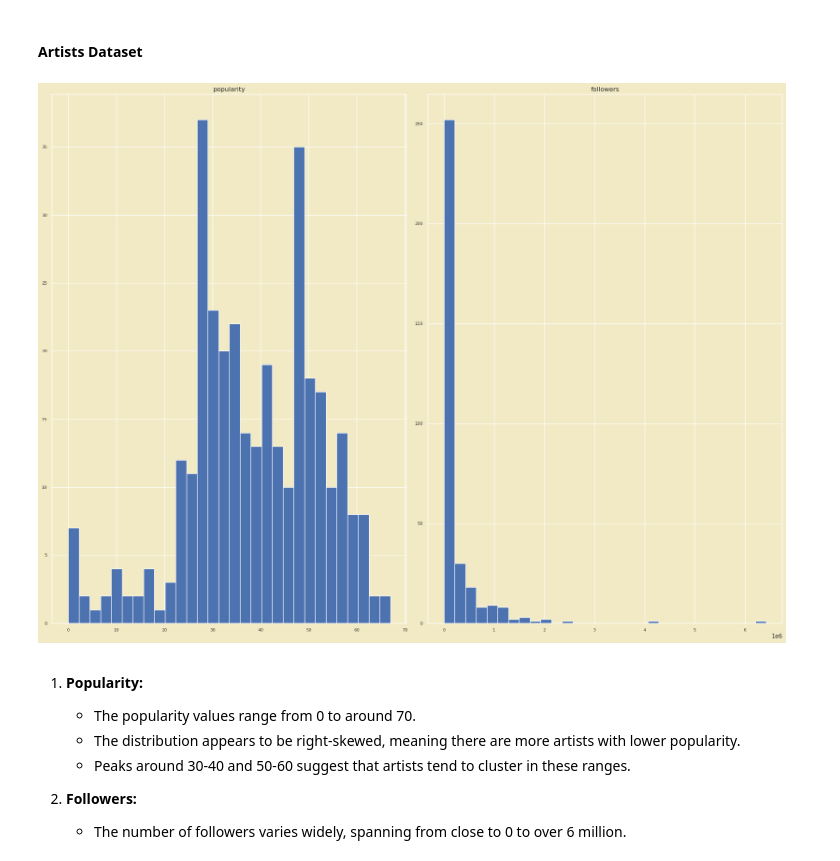
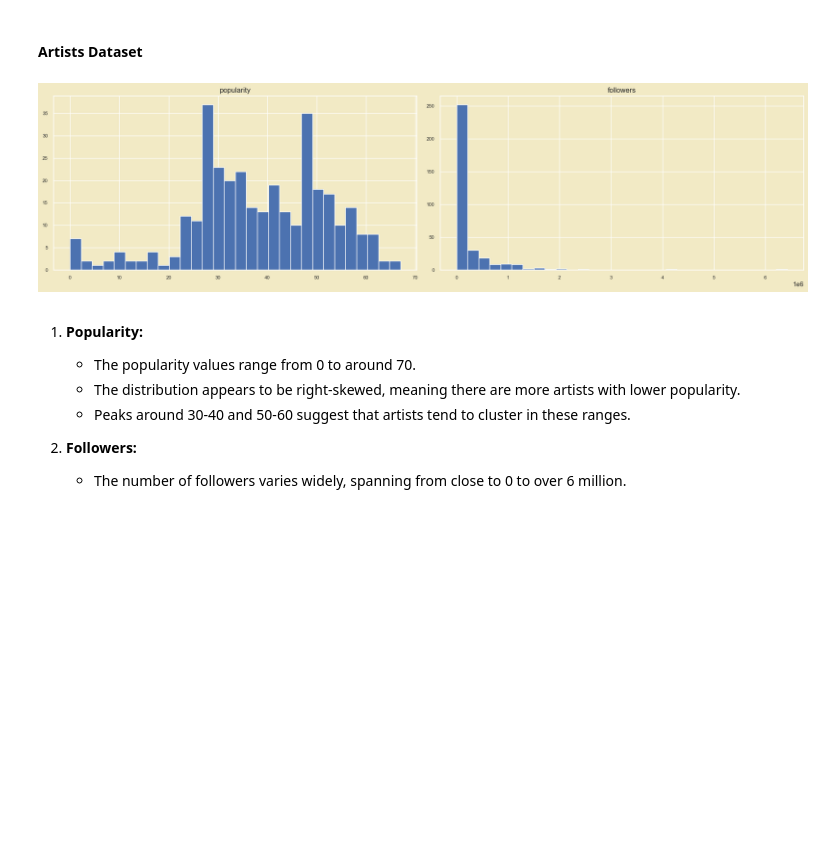
Before and after one commit to truongthuankiet1990gmailcom/Data-Visualization-HW1, a Jupyter notebook: notebook.ipynb, the cells around one changed output. Cells and saved outputs as stored; diff of their text form; code cells hidden in the pictures; blank space fills up the shorter version.

```diff
--- a/notebook.ipynb
+++ b/notebook.ipynb
@@ -1957,11 +1989,11 @@ plt.show()
 # %%
 sns.set_style('darkgrid')
 sns.set(rc={"axes.facecolor":"#F2EAC5","figure.facecolor":"#F2EAC5"})
-numerical_cols_artists.hist(figsize=(20,15), bins=30, xlabelsize=8, ylabelsize=8)
+numerical_cols_artists.hist(figsize=(18,5), bins=30, xlabelsize=8, ylabelsize=8)
 plt.tight_layout()
 plt.show()
 # %% [output]
-[figure, old version]
+[figure, new version]
 # %% [markdown]
 1. **Popularity:**
 
```
Also changed, not shown: parts of 44 cells of this notebook.
